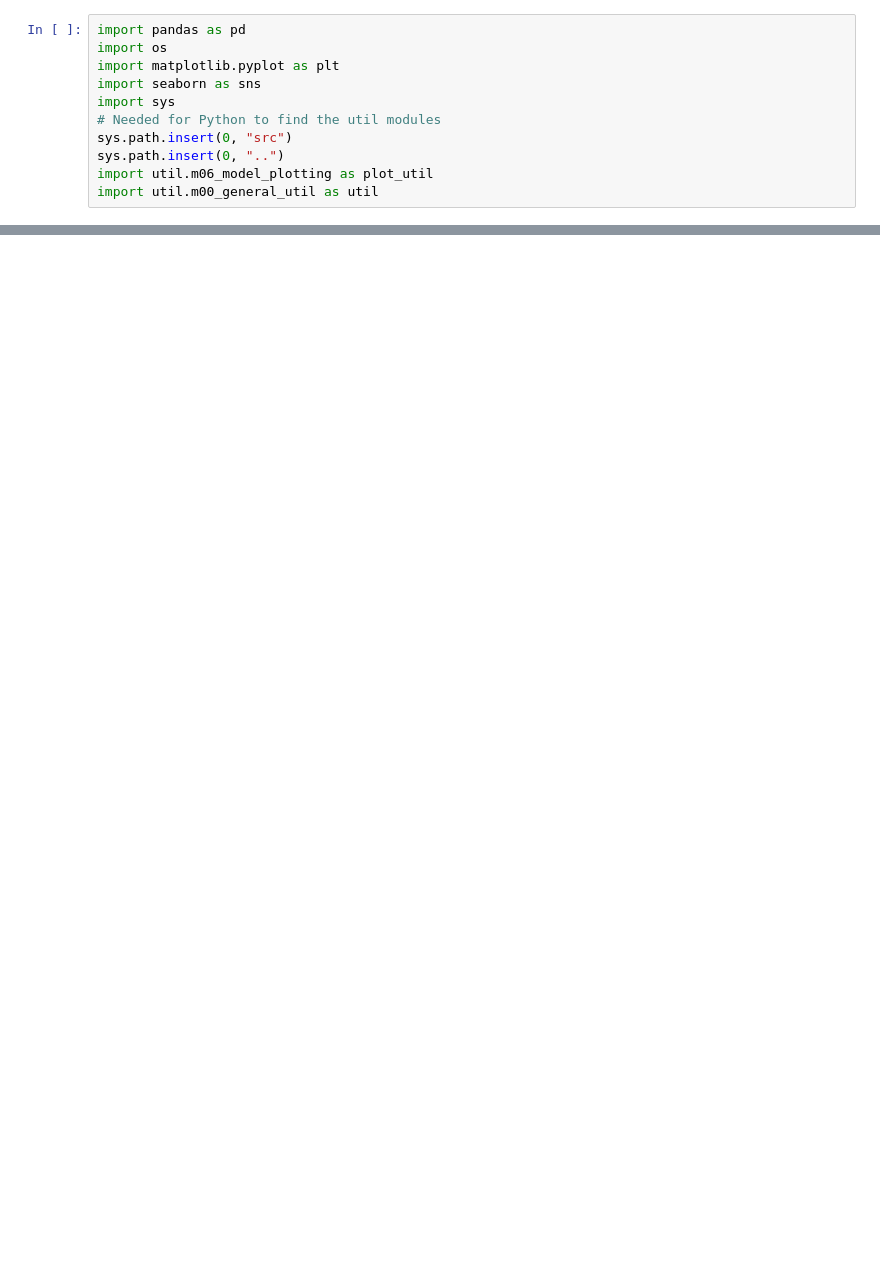
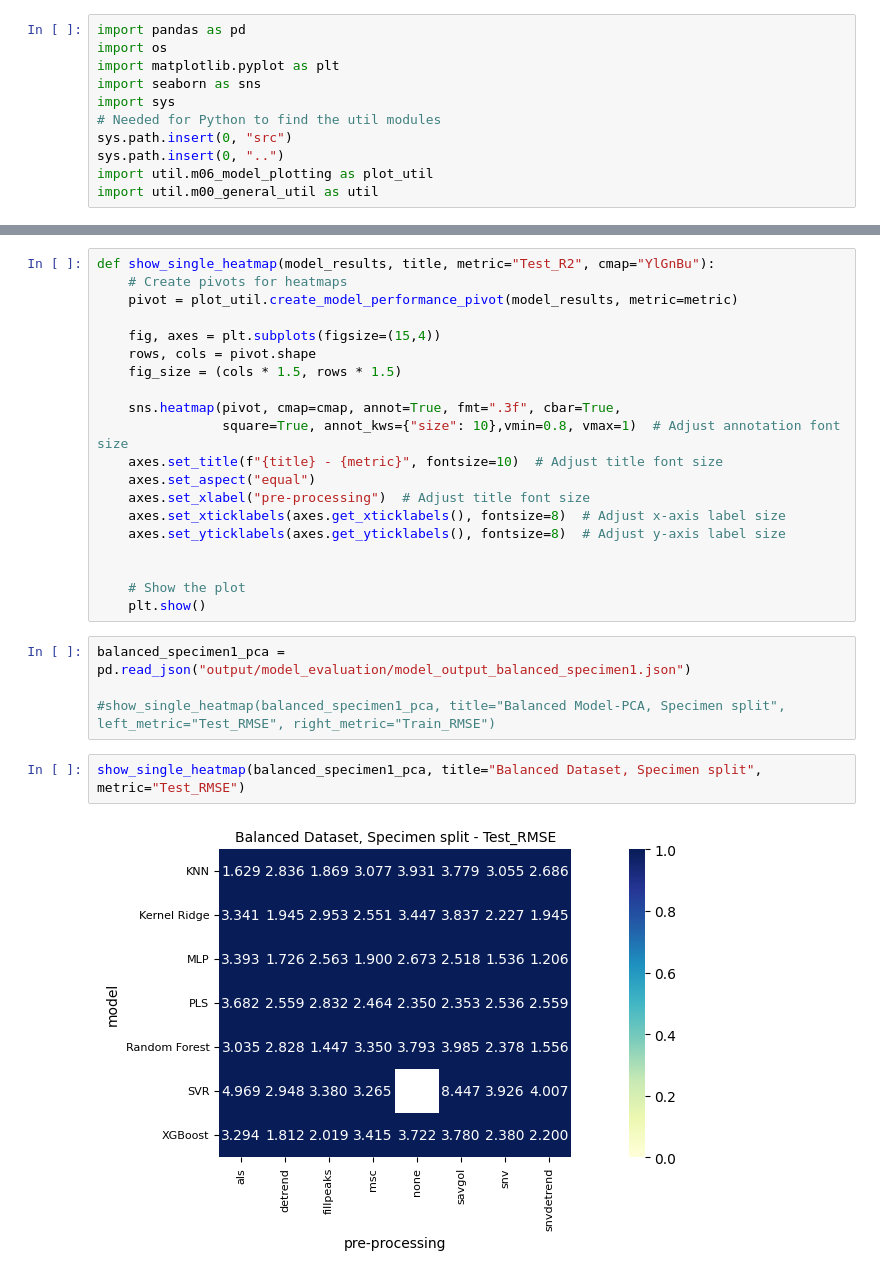
Before and after one commit to sebnemyyl/Characterization-of-cotton-polyester-textiles-using-IR-spectroscopy, a Jupyter notebook: src/notebooks/model_evaluation.ipynb, the cells around one changed output, grey strips where cells are left out. Drawn from its saved outputs; the diff is of its cells as text; blank space fills up the shorter version.

Commit message:
modified the plotting in model evaluation

```diff
--- a/src/notebooks/model_evaluation.ipynb
+++ b/src/notebooks/model_evaluation.ipynb
@@ -28,0 +76,28 @@ def show_train_test_heatmap(model_results, title, left_metric = "Test_R2", right
+# %%
+def show_single_heatmap(model_results, title, metric="Test_R2", cmap="YlGnBu"):
+    # Create pivots for heatmaps
+    pivot = plot_util.create_model_performance_pivot(model_results, metric=metric)
+
+    fig, axes = plt.subplots(figsize=(15,4))
+    rows, cols = pivot.shape
+    fig_size = (cols * 1.5, rows * 1.5)
+
+    sns.heatmap(pivot, cmap=cmap, annot=True, fmt=".3f", cbar=True,
+                square=True, annot_kws={"size": 10},vmin=0.8, vmax=1)  # Adjust annotation font size
+    axes.set_title(f"{title} - {metric}", fontsize=10)  # Adjust title font size
+    axes.set_aspect("equal")
+    axes.set_xlabel("pre-processing")  # Adjust title font size
+    axes.set_xticklabels(axes.get_xticklabels(), fontsize=8)  # Adjust x-axis label size
+    axes.set_yticklabels(axes.get_yticklabels(), fontsize=8)  # Adjust y-axis label size
+
+
+    # Show the plot
+    plt.show()
+# %%
+balanced_specimen1_pca = pd.read_json("output/model_evaluation/model_output_balanced_specimen1.json")
+
+#show_single_heatmap(balanced_specimen1_pca, title="Balanced Model-PCA, Specimen split", left_metric="Test_RMSE", right_metric="Train_RMSE")
+# %%
+show_single_heatmap(balanced_specimen1_pca, title="Balanced Dataset, Specimen split", metric="Test_RMSE")
+# %% [output]
+[figure, added]
```
Also changed, not shown: parts of 13 cells of this notebook, 2 other files.
